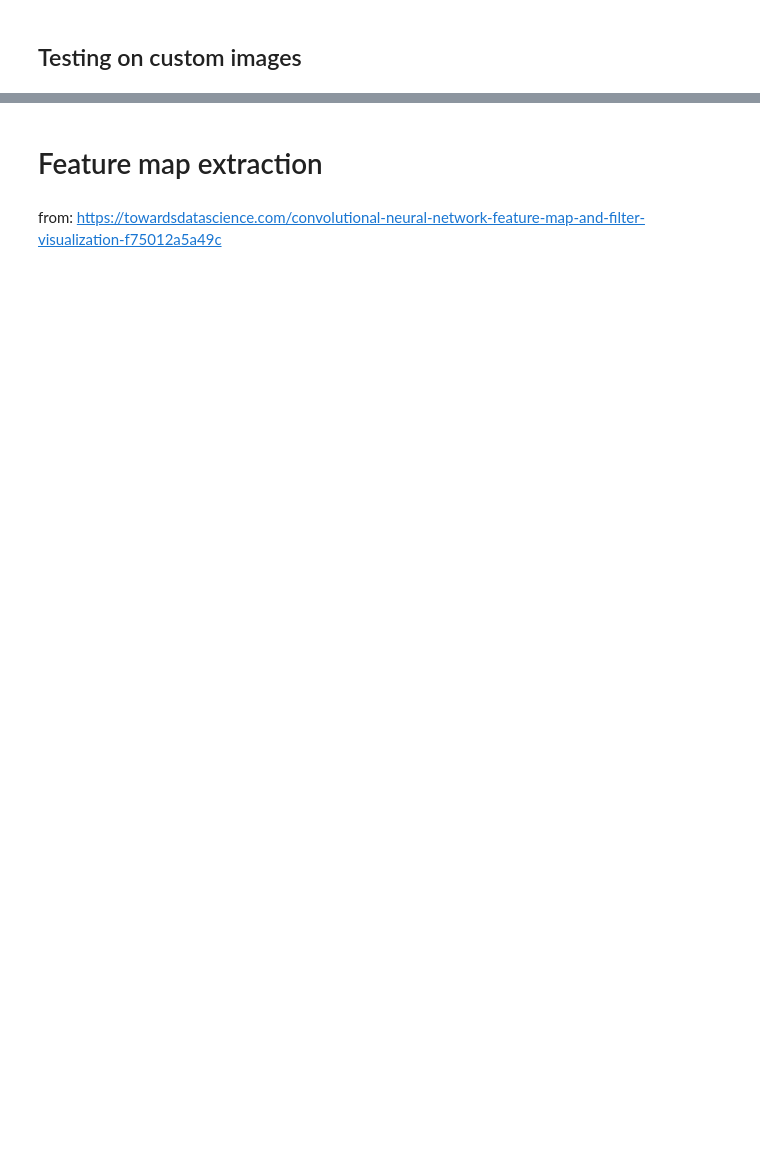
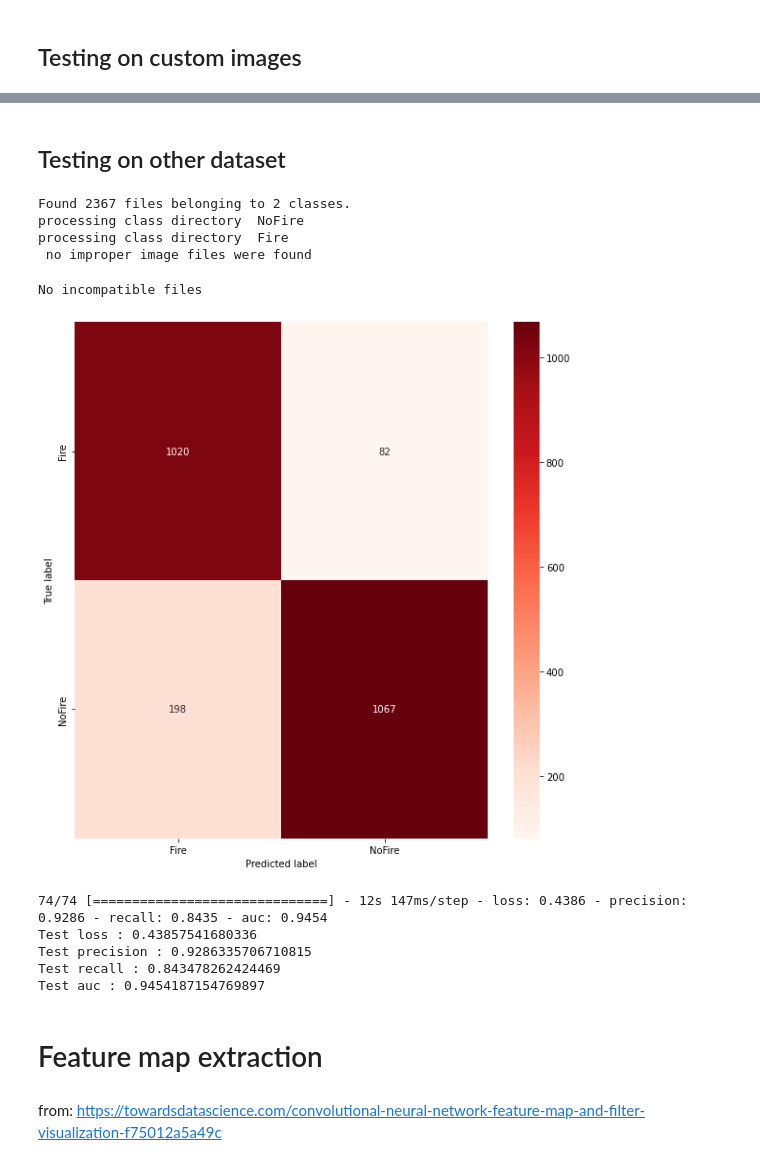
Before and after one commit to charliegallop/FireIdentificationmCNN, a Jupyter notebook: code/Notebooks/TL_MobileNetV3_small.ipynb, the cells around one changed output, grey strips where cells are left out. Cells and saved outputs as stored; diff of their text form; code cells hidden in the pictures; blank space fills up the shorter version.

```diff
--- a/code/Notebooks/TL_MobileNetV3_small.ipynb
+++ b/code/Notebooks/TL_MobileNetV3_small.ipynb
@@ -654,3 +450,56 @@ Incorrectly predicted  16  out of  33 . FPR:  0.48
+# %% [markdown]
+## Testing on other dataset
+# %%
+import tensorflow as tf
+import functions
+
+data_dir = '../../data/Alt_dataset/Training Dataset'
+loaded_model = tf.keras.models.load_model('models/model00_MobileNetv3_Small.h5')
+
+img_height, img_width, batch_size = [224, 224, 32]
+
+custom_test_ds = tf.keras.preprocessing.image_dataset_from_directory(
+    data_dir,
+    shuffle = True,
+    seed = 89787,
+    image_size = (img_height, img_width),
+    batch_size = batch_size,
+    labels = 'inferred',
+    label_mode = 'binary'
+    )
+
+## Check if images are in the right format
+
+bad_file_list = functions.CheckImagesReport(data_dir)
+# %% [output]
+Found 2367 files belonging to 2 classes.
+processing class directory  NoFire
+processing class directory  Fire
+ no improper image files were found
+# %%
+## Delete the incompatible files from the folder
+if bad_file_list:
+    functions.DeleteIncompatibleImages(bad_file_list)
+else:
+    print("No incompatible files")
+# %% [output]
+No incompatible files
+# %%
+functions.ConfusionMatrix(loaded_model, custom_test_ds)
+# %% [output]
+[figure, added]
+# %%
+loss, precision, recall, auc = loaded_model.evaluate(custom_test_ds)
+print('Test loss :', loss)
+print('Test precision :', precision)
+print('Test recall :', recall)
+print('Test auc :', auc)
+# %% [output]
+74/74 [==============================] - 12s 147ms/step - loss: 0.4386 - precision: 0.9286 - recall: 0.8435 - auc: 0.9454
+Test loss : 0.43857541680336
+Test precision : 0.9286335706710815
+Test recall : 0.843478262424469
+Test auc : 0.9454187154769897
 # %% [markdown]
 # Feature map extraction
 # %% [markdown]
```
Also changed, not shown: parts of 38 cells of this notebook, 21 other files.
